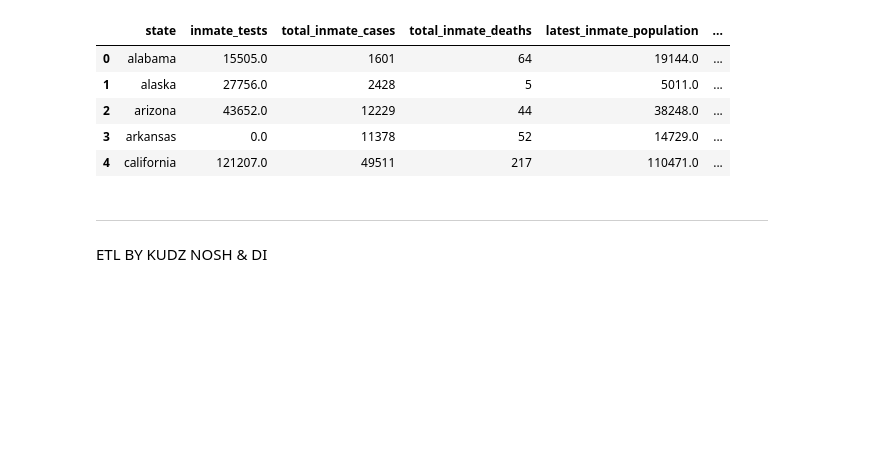
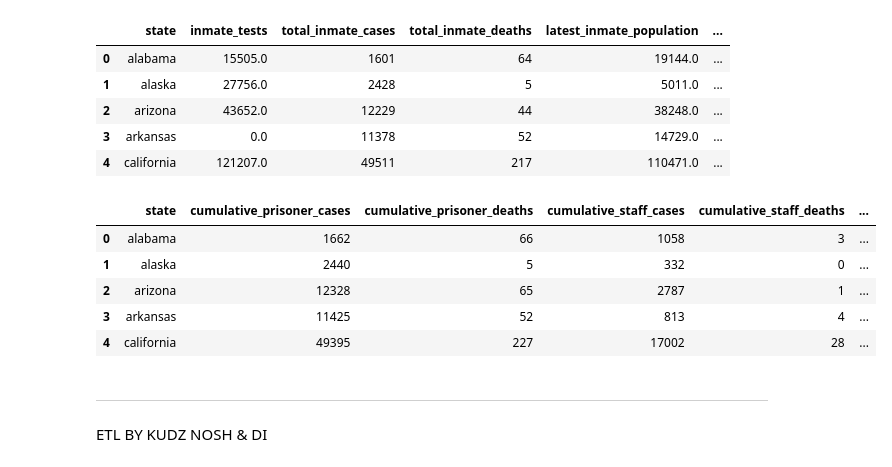
Before and after one commit to dianaagustinaf/covid-in-US-prisons, a Jupyter notebook: etl_pipeline.ipynb, the cells around one changed output. Cells and saved outputs as stored; diff of their text form; code cells hidden in the pictures; blank space fills up the shorter version.

```diff
--- a/etl_pipeline.ipynb
+++ b/etl_pipeline.ipynb
@@ -675,0 +674,26 @@ con.close()
+# %%
+pd.read_sql_query(
+    """
+    SELECT
+	pr.state,
+	pr.cumulative_prisoner_cases,
+    pr.cumulative_prisoner_deaths,
+	pr.cumulative_staff_cases,
+	pr.cumulative_staff_deaths,
+	pc.prisoners_recovered,
+    pc.prisoners_partial_dose
+from
+	covid_prison_rates_apm pr
+left join
+	covid_prison_cases_apm pc
+on
+	pr.state = pc.state;
+    """,
+    con=engine).head()
+# %% [output]
+|  | state | cumulative_prisoner_cases | cumulative_prisoner_deaths | cumulative_staff_cases | cumulative_staff_deaths | ... |
+| 0 | alabama | 1662 | 66 | 1058 | 3 | ... |
+| 1 | alaska | 2440 | 5 | 332 | 0 | ... |
+| 2 | arizona | 12328 | 65 | 2787 | 1 | ... |
+| 3 | arkansas | 11425 | 52 | 813 | 4 | ... |
+| 4 | california | 49395 | 227 | 17002 | 28 | ... |
```
Also changed, not shown: parts of 8 cells of this notebook, 1 other file.
